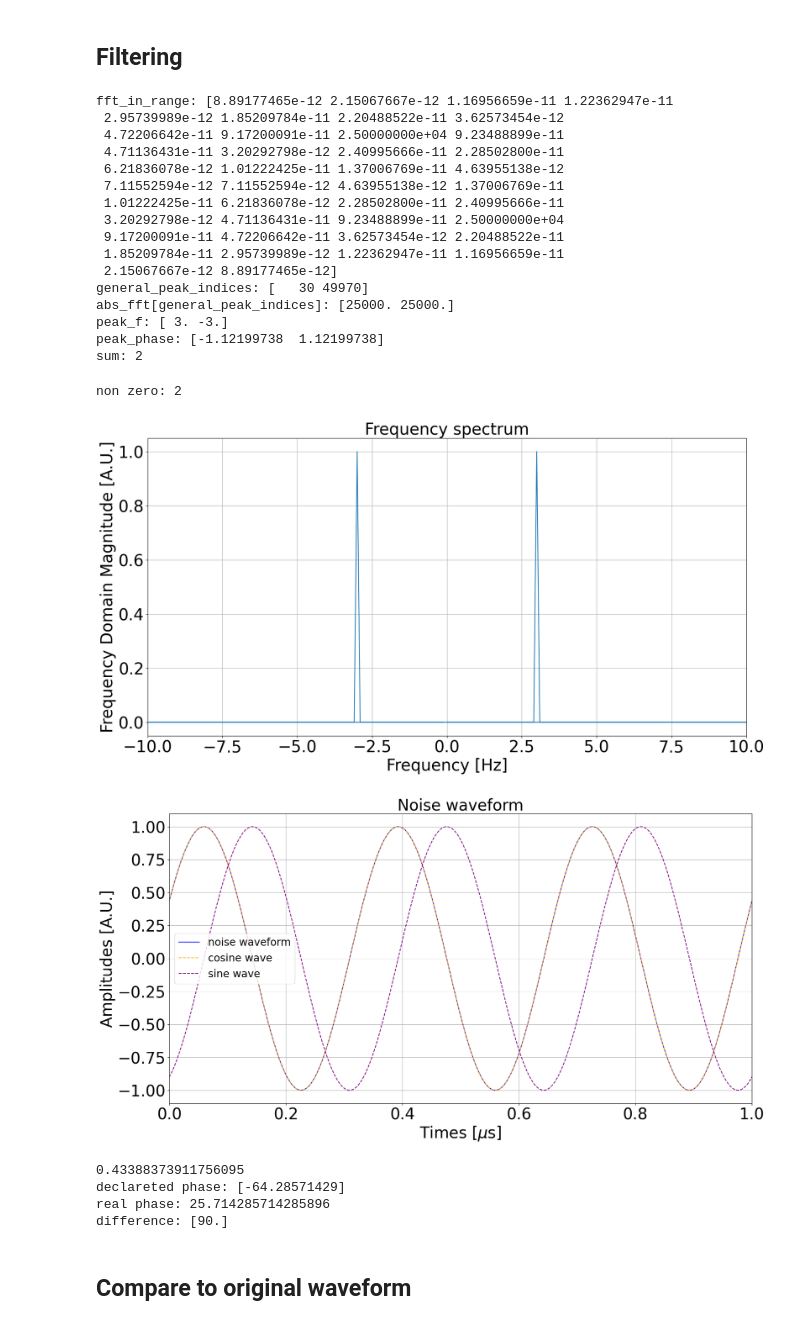
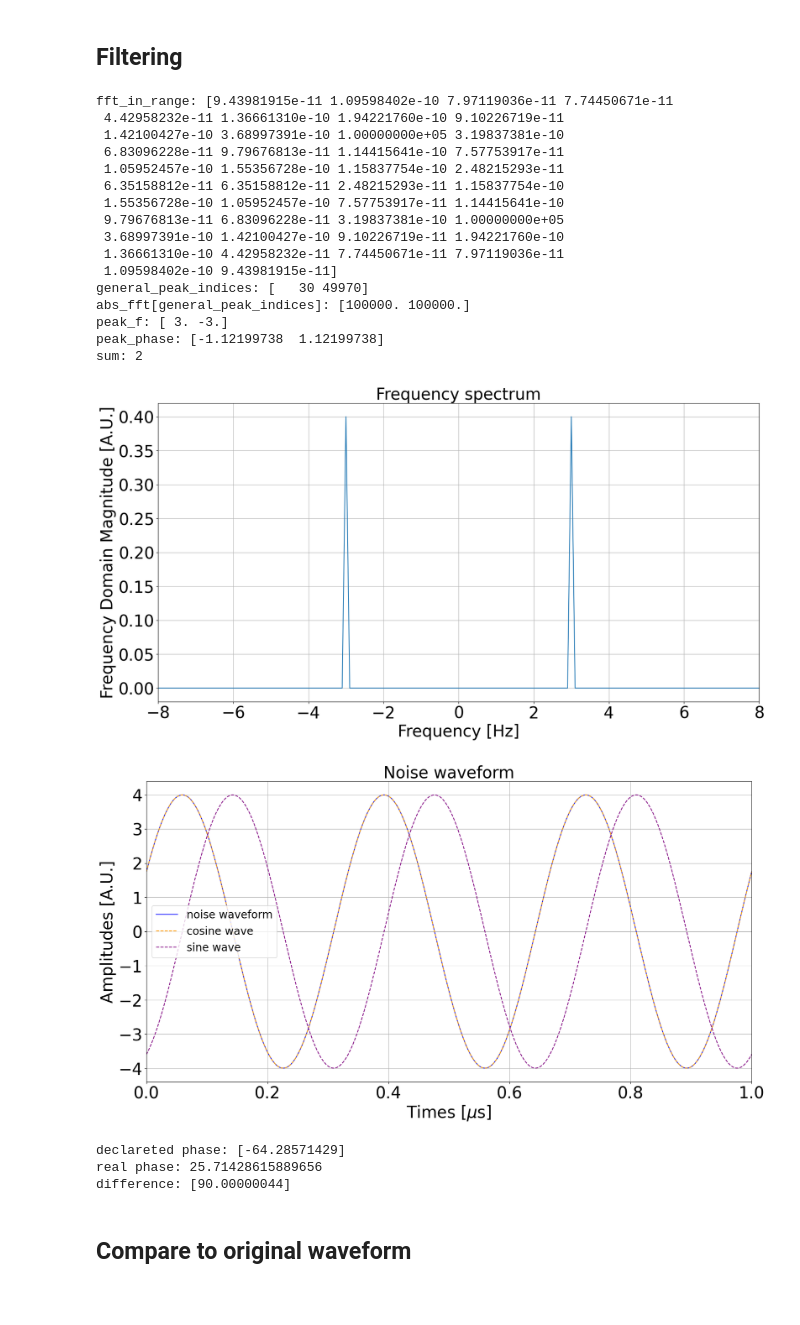
Before and after one commit to giiulia/SummerSchoolProject, a Jupyter notebook: Analysis/3.filtering/method2-simpleinput.ipynb, the cells around one changed output. Saved outputs shown, nothing was run; the diff lists cells and outputs as text; code cells hidden in the pictures; blank space fills up the shorter version.

```diff
--- a/Analysis/3.filtering/method2-simpleinput.ipynb
+++ b/Analysis/3.filtering/method2-simpleinput.ipynb
@@ -9,6 +9,8 @@ import glob
 import time
 
 def filtering_func(freqs, fft, phases, f1, f2):  #passing complex numbers
+    noise_fft = fft.copy()
+
     abs_fft = np.abs(fft)
     valid_indices = np.where((freqs >= f1) & (freqs <= f2) | (freqs >= -f2) & (freqs <= -f1))[0]
 
@@ -29,7 +31,10 @@ def filtering_func(freqs, fft, phases, f1, f2):  #passing complex numbers
     print(f"peak_phase: {peak_phase}")
 
     print(f'sum: {np.sum(np.isin(freqs, peak_f))}')
-    return general_peak_indices, peak_f, peak_phase
+    mask = np.ones(len(noise_fft), dtype=bool)
+    mask[general_peak_indices] = False
+    noise_fft[mask] = complex(0, 0)
+    return noise_fft, peak_f, peak_phase
 # %%
 mint = 0
 maxt = 10
@@ -44,8 +49,8 @@ print(f"f_s = {f_s} = 1/step = {1/step}")
 
 #amplitudes1 = np.sin(5 * 2*np.pi * times + np.pi/2)
 #np.pi/2 is necessary for the fft bc it uses cos
-amplitudes1 = np.sin(5 * 2*np.pi * times )
-amplitudes2 = np.sin(3 * 2*np.pi * times + np.pi/7 )
+amplitudes1 = 10*np.sin(5 * 2*np.pi * times + np.pi/4 )
+amplitudes2 = 4*np.sin(3 * 2*np.pi * times + np.pi/7 )
 amplitudes = amplitudes2 + amplitudes1
 # %% [output]
 [0.0000e+00 2.0000e-04 4.0000e-04 ... 9.9994e+00 9.9996e+00 9.9998e+00]
@@ -159,46 +181,42 @@ f2 = 4
 # %% [markdown]
 ## Filtering
 # %%
-peak_indices, peak_f, peak_phases = filtering_func(freqs, magnitudes, phases, f1, f2)
+noise_fft, peak_f, peak_phases = filtering_func(freqs, magnitudes, phases, f1, f2)
 # %% [output]
-fft_in_range: [8.89177465e-12 2.15067667e-12 1.16956659e-11 1.22362947e-11
- 2.95739989e-12 1.85209784e-11 2.20488522e-11 3.62573454e-12
- 4.72206642e-11 9.17200091e-11 2.50000000e+04 9.23488899e-11
- 4.71136431e-11 3.20292798e-12 2.40995666e-11 2.28502800e-11
- 6.21836078e-12 1.01222425e-11 1.37006769e-11 4.63955138e-12
- 7.11552594e-12 7.11552594e-12 4.63955138e-12 1.37006769e-11
- 1.01222425e-11 6.21836078e-12 2.28502800e-11 2.40995666e-11
- 3.20292798e-12 4.71136431e-11 9.23488899e-11 2.50000000e+04
- 9.17200091e-11 4.72206642e-11 3.62573454e-12 2.20488522e-11
- 1.85209784e-11 2.95739989e-12 1.22362947e-11 1.16956659e-11
- 2.15067667e-12 8.89177465e-12]
+fft_in_range: [9.43981915e-11 1.09598402e-10 7.97119036e-11 7.74450671e-11
+ 4.42958232e-11 1.36661310e-10 1.94221760e-10 9.10226719e-11
+ 1.42100427e-10 3.68997391e-10 1.00000000e+05 3.19837381e-10
+ 6.83096228e-11 9.79676813e-11 1.14415641e-10 7.57753917e-11
+ 1.05952457e-10 1.55356728e-10 1.15837754e-10 2.48215293e-11
+ 6.35158812e-11 6.35158812e-11 2.48215293e-11 1.15837754e-10
+ 1.55356728e-10 1.05952457e-10 7.57753917e-11 1.14415641e-10
+ 9.79676813e-11 6.83096228e-11 3.19837381e-10 1.00000000e+05
+ 3.68997391e-10 1.42100427e-10 9.10226719e-11 1.94221760e-10
+ 1.36661310e-10 4.42958232e-11 7.74450671e-11 7.97119036e-11
+ 1.09598402e-10 9.43981915e-11]
 general_peak_indices: [   30 49970]
-abs_fft[general_peak_indices]: [25000. 25000.]
+abs_fft[general_peak_indices]: [100000. 100000.]
 peak_f: [ 3. -3.]
 peak_phase: [-1.12199738  1.12199738]
 sum: 2
-# %%
-noise_fft = magnitudes.copy()
-mask = np.ones(len(noise_fft), dtype=bool)
-mask[peak_indices] = False
-noise_fft[mask] = complex(0, 0)
 # %%
+noise_fft_shifted = fft.fftshift(noise_fft)
+
 plt.figure(figsize=(20, 10))
-plt.plot(freqs, np.abs(noise_fft)/n)
+plt.plot(freqs_shifted, np.abs(noise_fft_shifted)/n)
+
 plt.title('Frequency spectrum', fontsize = 30)
 plt.xlabel('Frequency [Hz]', fontsize = 30)
 plt.xticks(fontsize = 30)
 plt.ylabel('Frequency Domain Magnitude [A.U.]', fontsize = 30)
 plt.yticks(fontsize = 30)
 #plt.xlim(- f_s / 2, f_s / 2) #freq of time sampling
-plt.xlim(-10, 10)
+plt.xlim(-8, 8)
 plt.grid(True)
 
 #plt.savefig("Results/simple_fft.png", format = "png", bbox_inches="tight")
 #plt.savefig("Results/simple_fft.pdf", format = "pdf", bbox_inches="tight")
-print(f"non zero: {np.count_nonzero(noise_fft)}")
 plt.show()
 # %% [output]
-non zero: 2
-[figure, old version]
+[figure, new version]
 # %%
@@ -226,33 +234,33 @@ sinwave = A*np.sin(f*np.pi*2*times + phi)
 # %%
 plt.figure(figsize=(20, 10))
 #plt.errorbar(freqs, avg_fft_au, yerr = stds_fft, fmt='o', markersize = 2, ecolor='red', capsize = 3, capthick=1, elinewidth=1)
 plt.plot(times, noise_wf.real, color = 'blue', label = 'noise waveform') #you can see that it remembers the phase only if you pass the complex numbers as fft to fft.ifft
 plt.plot(times, coswave, linestyle = '--', color = 'orange', label = 'cosine wave')
 plt.plot(times, sinwave, linestyle = '--', color = 'purple', label = 'sine wave')
 
 plt.title('Noise waveform', fontsize = 30)
 plt.xlabel(r'Times [$\mu$s]', fontsize = 30)
 plt.xticks(fontsize = 30)
 plt.ylabel('Amplitudes [A.U.]', fontsize = 30)
 plt.yticks(fontsize = 30)
 plt.grid(True)
 plt.xlim(0, 1)
 plt.legend(loc = 'best', fontsize = 20)
 
 #plt.savefig("250724_17.23/fft.pdf", format = "pdf", bbox_inches="tight")
 plt.show()
-print(noise_wf.real[0])
-declareted_phase = pos_phases[pos_freqs == 3]
-print(f"declareted phase: {declareted_phase*180/np.pi}")
-real_phase = np.arcsin(noise_wf.real[0])
-print(f"real phase: {real_phase*180/np.pi}")
-print(f"difference: {(real_phase - declareted_phase)*180/np.pi}")
 # %% [output]
-[figure, old version]
+[figure, new version]
-0.43388373911756095
-declareted phase: [-64.28571429]
-real phase: 25.714285714285896
-difference: [90.]
+# %%
+declareted_phase = pos_phases[pos_freqs == 3]
+print(f"declareted phase: {declareted_phase*180/np.pi}")
+real_phase = np.arcsin(noise_wf.real[0]/A)
+print(f"real phase: {real_phase*180/np.pi}")
+print(f"difference: {(real_phase - declareted_phase)*180/np.pi}")
+# %% [output]
+declareted phase: [-64.28571429]
+real phase: 25.71428615889656
+difference: [90.00000044]
 # %% [markdown]
 ## Compare to original waveform
 # %%
```
Also changed, not shown: parts of 14 cells of this notebook, 5 other files.
